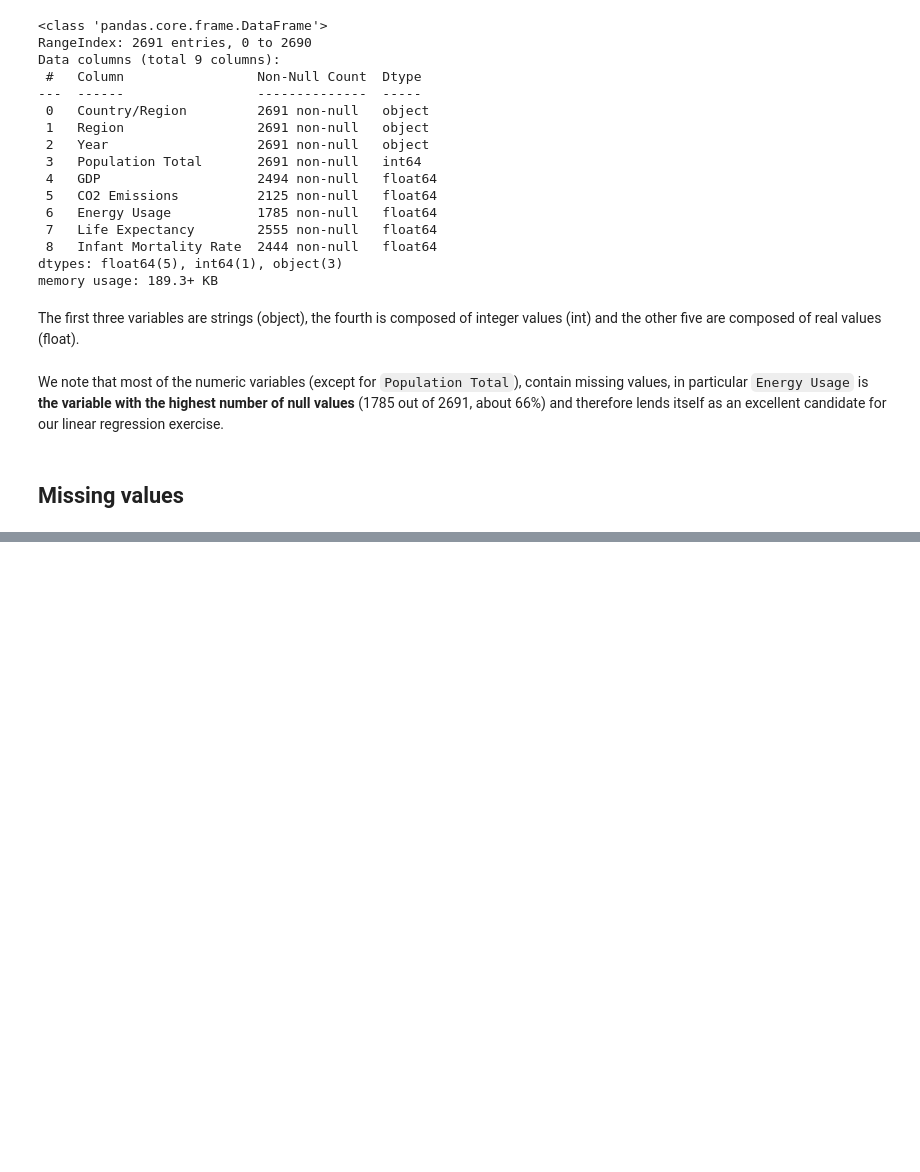
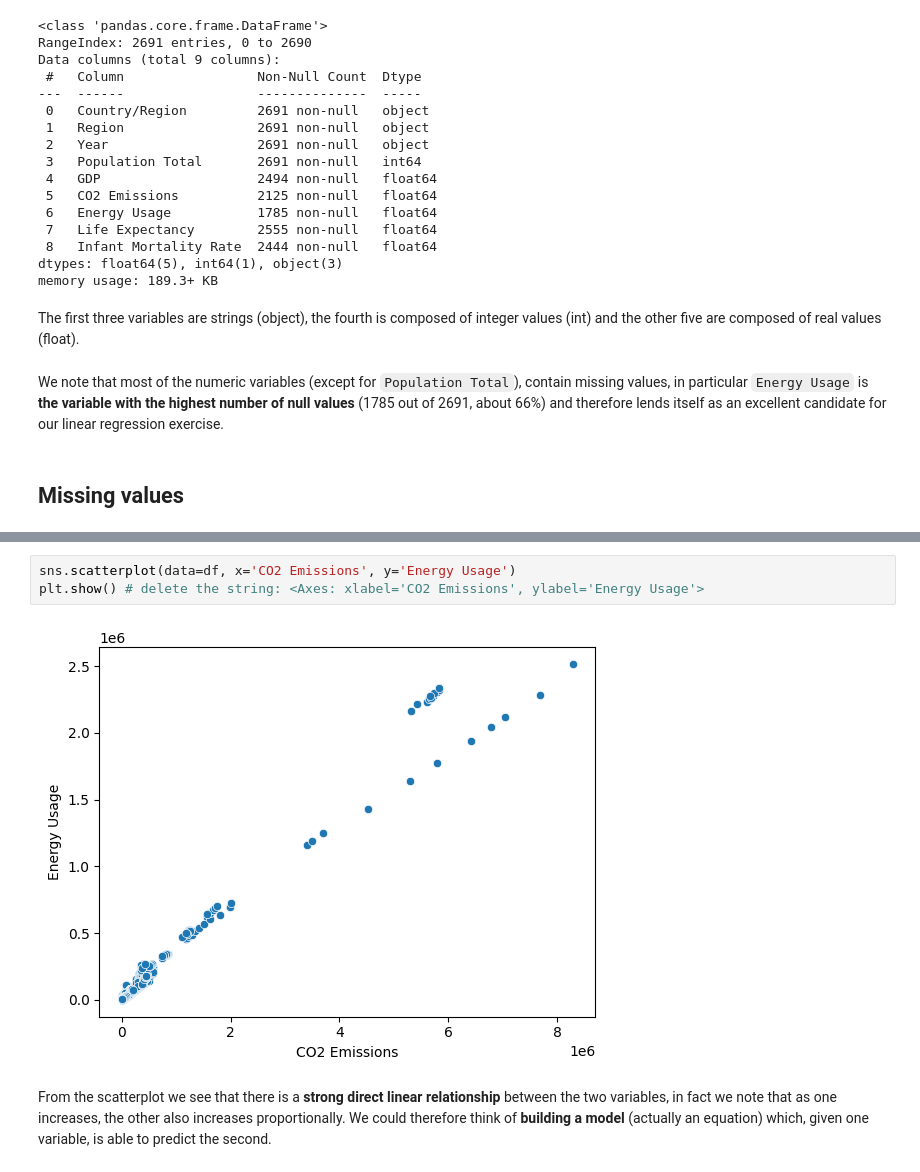
Before and after one commit to JungleKiosk/py_Global_Energy, a Jupyter notebook: py_Global_NRG.ipynb, the cells around one changed output, grey strips where cells are left out. Drawn from its saved outputs; the diff is of its cells as text; blank space fills up the shorter version.

Commit message:
relationship between variables

```diff
--- a/py_Global_NRG.ipynb
+++ b/py_Global_NRG.ipynb
@@ -109,0 +118,7 @@ We will focus on the latter technique, which is certainly the most complex but a
+# %%
+sns.scatterplot(data=df, x='CO2 Emissions', y='Energy Usage')
+plt.show() # delete the string: <Axes: xlabel='CO2 Emissions', ylabel='Energy Usage'>
+# %% [output]
+[figure, added]
+# %% [markdown]
+From the scatterplot we see that there is a **strong direct linear relationship** between the two variables, in fact we note that as one increases, the other also increases proportionally. We could therefore think of **building a model** (actually an equation) which, given one variable, is able to predict the second.
```
Also changed, not shown: parts of 3 cells of this notebook.
